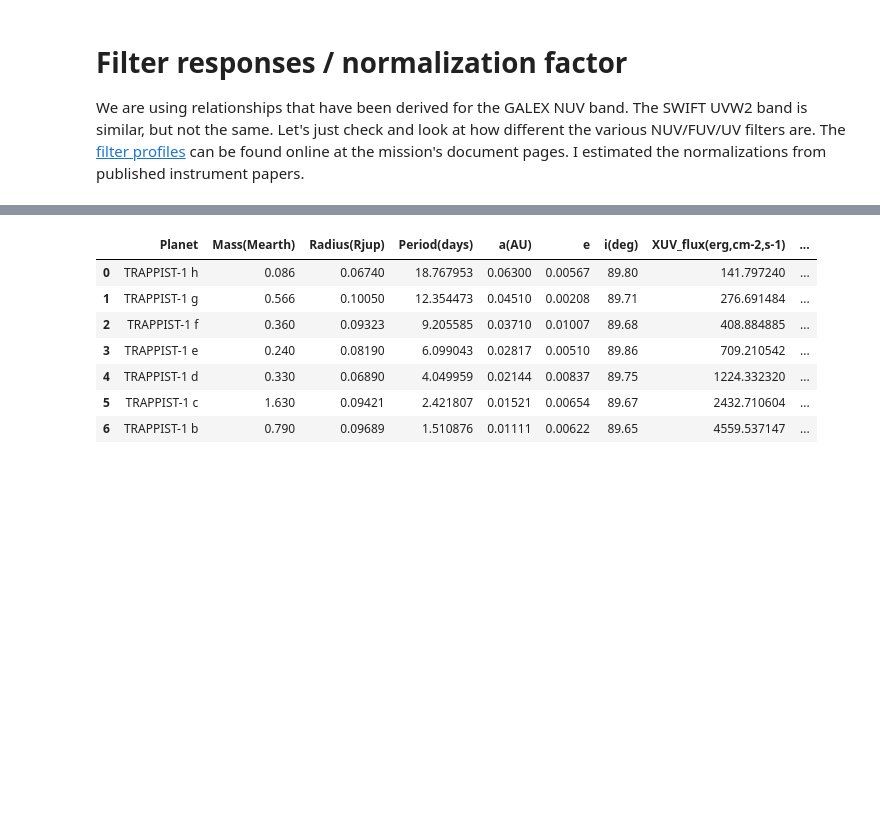
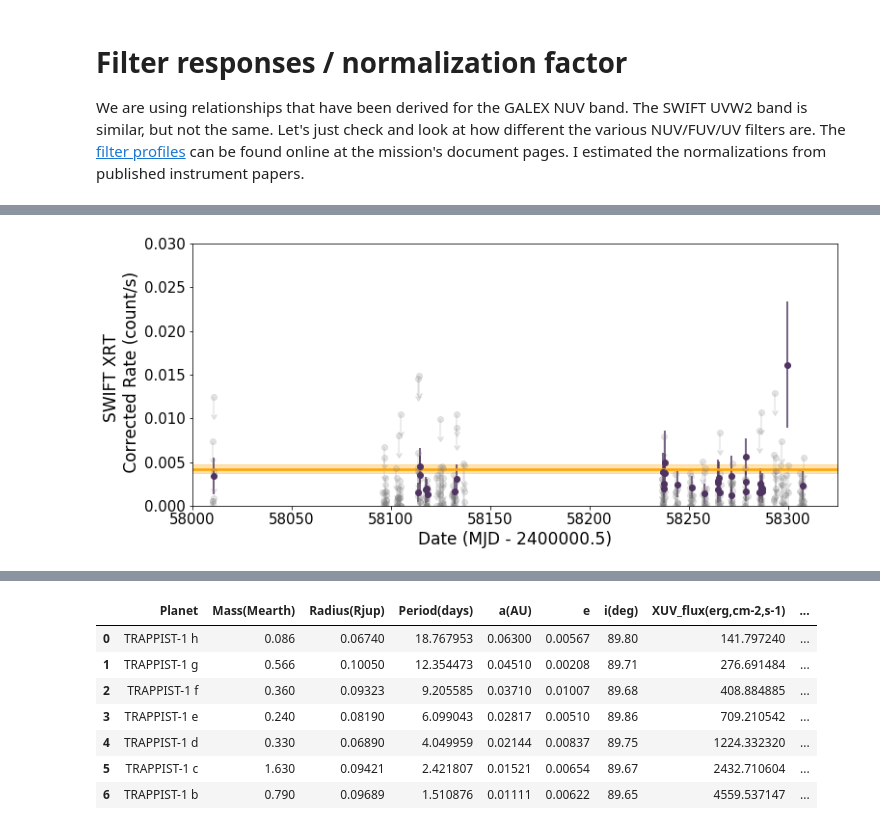
Before and after one commit to jxcbecker/trappist1, a Jupyter notebook: MakeFigures.ipynb, the cells around one changed output, grey strips where cells are left out. Drawn from its saved outputs; the diff is of its cells as text; code cells hidden in the pictures; blank space fills up the shorter version.

Commit message:
Updates from Laptop
Updates from the code I have on my laptop

```diff
--- a/MakeFigures.ipynb
+++ b/MakeFigures.ipynb
@@ -162,0 +175,61 @@ What I'm using:
+# %%
+lcdata = fits.open(assorteddata + "SWIFT_XRT/output.lc") # read in background subtracted LC
+bkgdata = fits.open(assorteddata + "SWIFT_XRT/bkg_full_xrt_lc.fits") # read in background subtracted LC
+
+# format time column:
+lc_x = 51910 + 5.270701373846318E+08 / (60.* 60. *24.) + np.true_divide(np.add(0, zip(*lcdata[1].data)[0]),60.* 60. *24.)
+lc_y = zip(*lcdata[1].data)[1]
+lc_er = zip(*lcdata[1].data)[2]
+lc_ff = zip(*lcdata[1].data)[3]
+xrt_lc = pd.DataFrame({'time':lc_x,'flux':lc_y,'error': lc_er, 'filling_factor': lc_ff})
+solid_detection = (xrt_lc['flux'] - xrt_lc['error']) > 0
+xrt_lc['detect'] = solid_detection
+xrt_lc['back_level']= zip(*bkgdata[1].data)[1]
+assert zip(*bkgdata[1].data)[0] == zip(*lcdata[1].data)[0] # source and background should have same time array; stop if not
+
+detection_type = []
+err = []
+true_flux = []
+for item in xrt_lc.index:
+    if xrt_lc.iloc[item]['flux'] < 0: #if less than background, we do not have reliable detection, so repalce value with upper limit set at background level.
+                                    # We already subtracted background using lcmath, so less than 0 means 'less than background' here.
+        true_flux.append(xrt_lc.iloc[item]['back_level'])
+        detection_type.append('upper_limit')
+        err.append(NaN)
+    elif (xrt_lc.iloc[item]['flux'] - xrt_lc.iloc[item]['error']) <= 0: # then, this data point is indistinguishable from zero. Also upper limit.
+        true_flux.append(xrt_lc.iloc[item]['flux'])
+        detection_type.append('upper_limit')
+        err.append(NaN)
+    else:
+        true_flux.append(xrt_lc.iloc[item]['flux'])
+        detection_type.append('detection')
+        err.append(xrt_lc.iloc[item]['error'])
+
+xrt_lc['xrt_flux'] = true_flux
+xrt_lc['detection_type'] = detection_type
+xrt_lc['xrt_error'] = err
+
+xrt_lc.to_csv("AssortedData/SWIFT_XRT/xray_lightcurve_processed.csv") # save this# default - don't include totally empty bins
+idxnull  = (xrt_lc['filling_factor'] > 0.0)
+##
+idx_upplim = idxnull & (xrt_lc['detection_type'] =='upper_limit')
+figsize(12,5)
+fig, ax1 = subplots()
+ax1.errorbar(xrt_lc.loc[idx_upplim]['time'], xrt_lc.loc[idx_upplim]['xrt_flux'], alpha = 0.2, uplims = [1] * len(xrt_lc.loc[idx_upplim]['xrt_flux']), yerr = [0.002] * len(xrt_lc.loc[idx_upplim]['xrt_flux']), color='grey',marker='o',linestyle='None')
+idx_detect = idxnull &(xrt_lc['detection_type'] =='detection') # points with detections only
+ax1.errorbar(xrt_lc.loc[idx_detect]['time'], xrt_lc.loc[idx_detect]['xrt_flux'], yerr = xrt_lc.loc[idx_detect]['xrt_error'], color='#4F3360',marker='o',linestyle='None')
+ax1.set_ylim(0, 30e-3)
+ax1.plot(np.linspace(58000, 58325, 10),
+     [0.0042] * 10, linewidth=2.6, color='Orange')
+ax1.fill_between(np.linspace(58000, 58325, 10),
+             [0.0042 - 0.0005] * 10,
+             [0.0042 + 0.0005] * 10,
+             color='Orange', alpha=0.3)
+ax1.set_ylabel("SWIFT XRT \n Corrected Rate (count/s)", fontsize=17)
+ax1.set_xlabel("Date (MJD - 2400000.5)", fontsize=17)
+xticks(fontsize=15)
+yticks(fontsize=15)
+ax1.set_xlim(58000, 58325)
+savefig(paperFigures + "lcdata_xray_subtracted.png", dpi=100, bbox_inches = 'tight')
+# %% [output]
+[figure, added]
```
Also changed, not shown: parts of 21 cells of this notebook, 20 other files.
